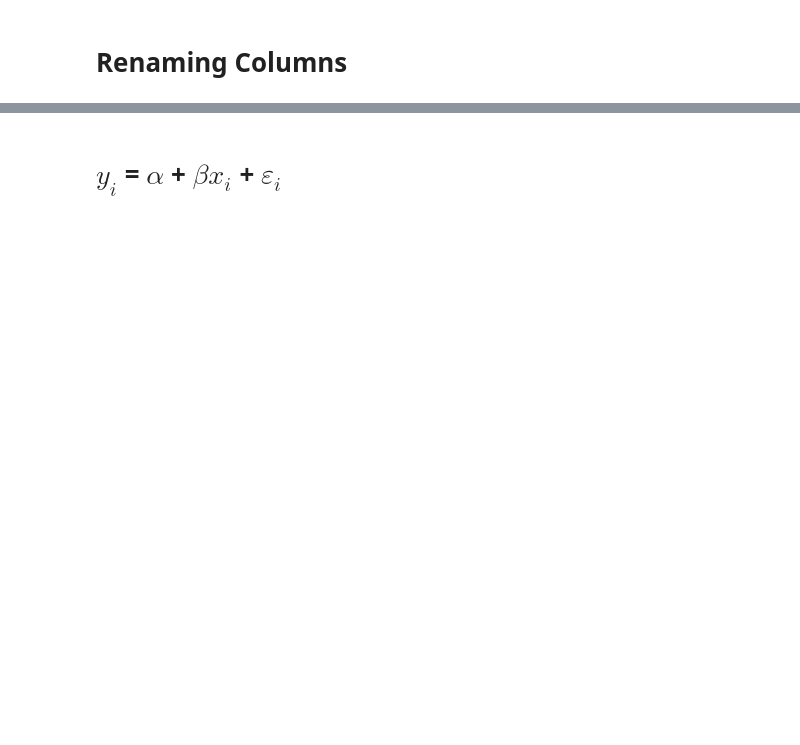
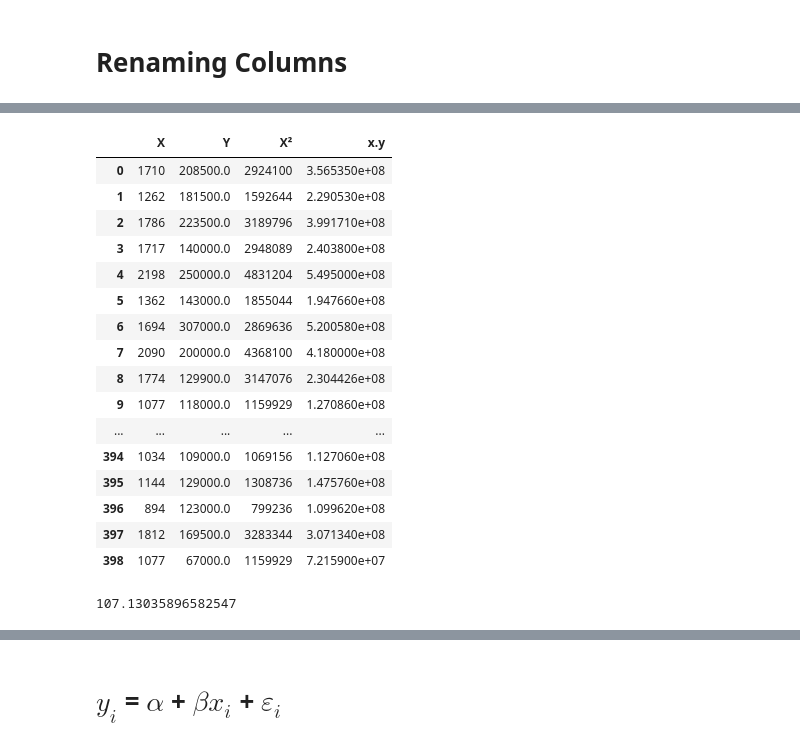
Before and after one commit to ViniciusHolanda001/House_Prices, a Jupyter notebook: notebook/eda_house_prices.ipynb, the cells around one changed output, grey strips where cells are left out. Cells and saved outputs as stored; diff of their text form; code cells hidden in the pictures; blank space fills up the shorter version.

```diff
--- a/notebook/eda_house_prices.ipynb
+++ b/notebook/eda_house_prices.ipynb
@@ -257,0 +232,2 @@ mu = 180921.20 ::: sigma = 79415.29
+# %%
+df_sale_grlivarea_notnull['x.y'] = df_sale_grlivarea_notnull.X * df_sale_grlivarea_notnull.Y
@@ -257,0 +240,30 @@ mu = 180921.20 ::: sigma = 79415.29
+# %%
+df_sale_grlivarea_notnull
+# %% [output]
+|  | X | Y | X² | x.y |
+| 0 | 1710 | 208500.0 | 2924100 | 3.565350e+08 |
+| 1 | 1262 | 181500.0 | 1592644 | 2.290530e+08 |
+| 2 | 1786 | 223500.0 | 3189796 | 3.991710e+08 |
+| 3 | 1717 | 140000.0 | 2948089 | 2.403800e+08 |
+| 4 | 2198 | 250000.0 | 4831204 | 5.495000e+08 |
+| 5 | 1362 | 143000.0 | 1855044 | 1.947660e+08 |
+| 6 | 1694 | 307000.0 | 2869636 | 5.200580e+08 |
+| 7 | 2090 | 200000.0 | 4368100 | 4.180000e+08 |
+| 8 | 1774 | 129900.0 | 3147076 | 2.304426e+08 |
+| 9 | 1077 | 118000.0 | 1159929 | 1.270860e+08 |
+| ... | ... | ... | ... | ... |
+| 394 | 1034 | 109000.0 | 1069156 | 1.127060e+08 |
+| 395 | 1144 | 129000.0 | 1308736 | 1.475760e+08 |
+| 396 | 894 | 123000.0 | 799236 | 1.099620e+08 |
+| 397 | 1812 | 169500.0 | 3283344 | 3.071340e+08 |
+| 398 | 1077 | 67000.0 | 1159929 | 7.215900e+07 |
+# %%
+mean_xy = np.mean(df_sale_grlivarea_notnull['x.y'])
+mean_x = np.mean(df_sale_grlivarea_notnull['X'])
+mean_y = np.mean(df_sale_grlivarea_notnull['Y'])
+mean_x2 = np.mean(df_sale_grlivarea_notnull['X²'])
+mean2_x = np.mean(df_sale_grlivarea_notnull['X']) ** 2
+m = (mean_xy - mean_x * mean_y) / (mean_x2 - mean2_x)
+m
+# %% [output]
+107.13035896582547
```
Also changed, not shown: parts of 79 cells of this notebook.
